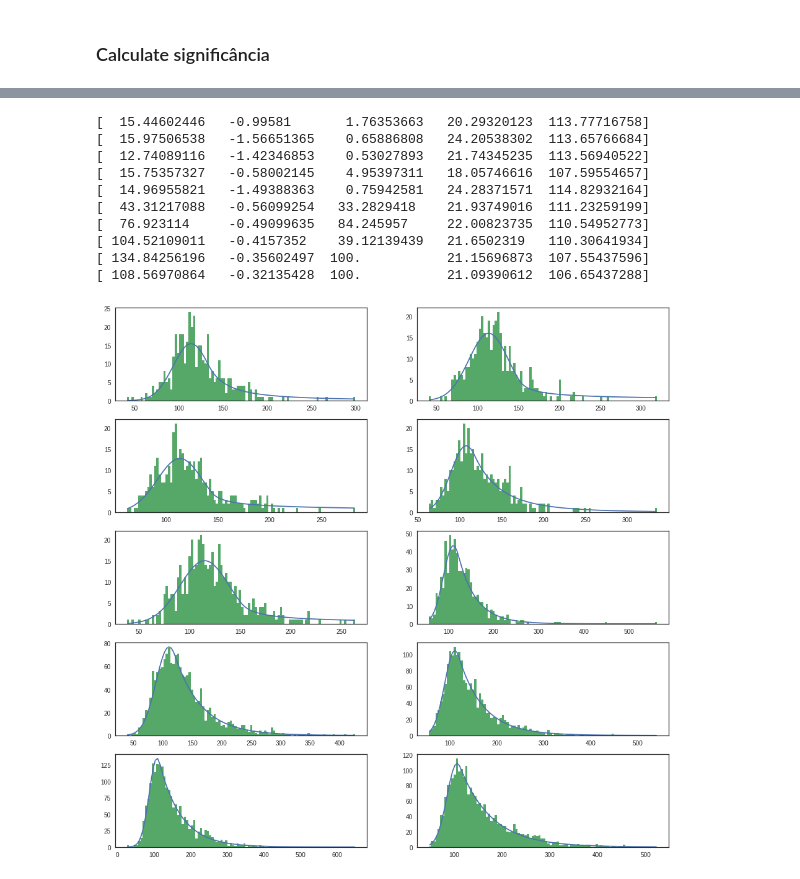
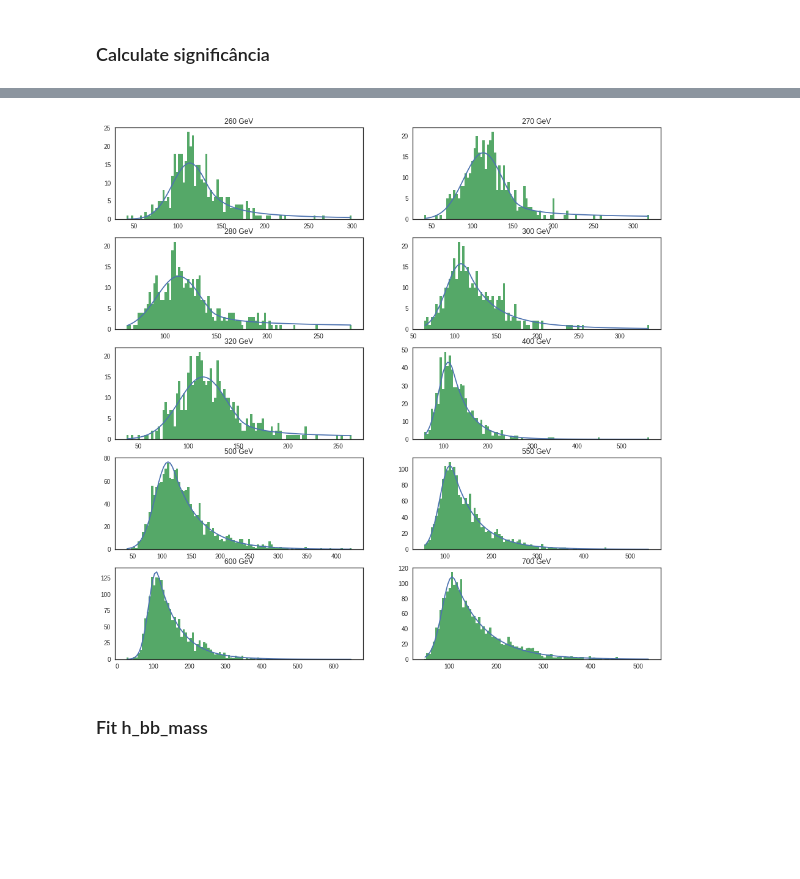
Before and after one commit to antcap96/estagio, a Jupyter notebook: Untitled.ipynb, the cells around one changed output, grey strips where cells are left out. Cells and saved outputs as stored; diff of their text form; code cells hidden in the pictures; blank space fills up the shorter version.

```diff
--- a/Untitled.ipynb
+++ b/Untitled.ipynb
@@ -222,7 +228,7 @@ else:
     weights = [weightBackground, weightSignal]
 
 # variables to show
-to_analise = ['h_bb_eta', 'h_bb_mass', 'h_bb_pT', 'h_tt_eta', 'h_tt_mass', 'h_tt_pT']
+to_analise = ['h_bb_eta', 'h_bb_mass', 'h_bb_pT', 'h_tt_eta', 'h_tt_mass', 'h_tt_pT', 'diH_mass', 'diH_pT', 'diH_eta']
 
 for i, var_to_analise in enumerate(to_analise):
     bins = np.linspace(min(allBackgroundData[var_to_analise]), max(allBackgroundData[var_to_analise]), 100)
@@ -265,6 +275,6 @@ def crystallball(x, norm, alpha, n, sigma, mean):
     AA = exp(-.5*alpha**2)
     B = nDivAlpha - abs(alpha)
     arg = nDivAlpha/(B-z)
-    sol[np.logical_not(selector)] = (AA * arg**n)[np.logical_not(selector)]
+    sol[np.logical_not(selector)] = (AA * power(arg[np.logical_not(selector)],n))
 
     return sol*norm
@@ -271,33 +283,29 @@ def crystallball(x, norm, alpha, n, sigma, mean):
 # %%
 fig = plt.figure(figsize=(16,16))
+
+fitResults_h_tt_mass = []
 
 for i in range(len(signalData)):
     y, x = np.histogram(signalData[i]['h_tt_mass'], bins=100)
 
     xCenter = 1/2 * (x[1:] + x[:-1])
 
     select = (y != 0)
 
     popt,pcov = curve_fit(crystallball, xCenter[select], y[select], p0=[120,-1,10,30,110], sigma=sqrt(y[select])
                           , bounds=[[0,-10,.5,0,80],[1000,0,100,100,130]])
 
     fig.add_subplot((len(signalData)+1)//2,2,i+1)
 
     plt.plot(xCenter, crystallball(xCenter, *popt))
     plt.hist(signalData[i]['h_tt_mass'], bins=x)
 
-    print(popt)
+    plt.title(str(energies[i]) + " GeV")
+
+    fitResults_h_tt_mass.append(popt)
 # %% [output]
-[  15.44602446   -0.99581       1.76353663   20.29320123  113.77716758]
-[  15.97506538   -1.56651365    0.65886808   24.20538302  113.65766684]
-[  12.74089116   -1.42346853    0.53027893   21.74345235  113.56940522]
-[  15.75357327   -0.58002145    4.95397311   18.05746616  107.59554657]
-[  14.96955821   -1.49388363    0.75942581   24.28371571  114.82932164]
-[  43.31217088   -0.56099254   33.2829418    21.93749016  111.23259199]
-[  76.923114     -0.49099635   84.245957     22.00823735  110.54952773]
-[ 104.52109011   -0.4157352    39.12139439   21.6502319   110.30641934]
-[ 134.84256196   -0.35602497  100.           21.15696873  107.55437596]
-[ 108.56970864   -0.32135428  100.           21.09390612  106.65437288]
-[figure, old version]
+[figure, new version]
+# %% [markdown]
+### Fit h_bb_mass
 # %%
 fig = plt.figure(figsize=(16,16))
```
Also changed, not shown: parts of 16 cells of this notebook.
